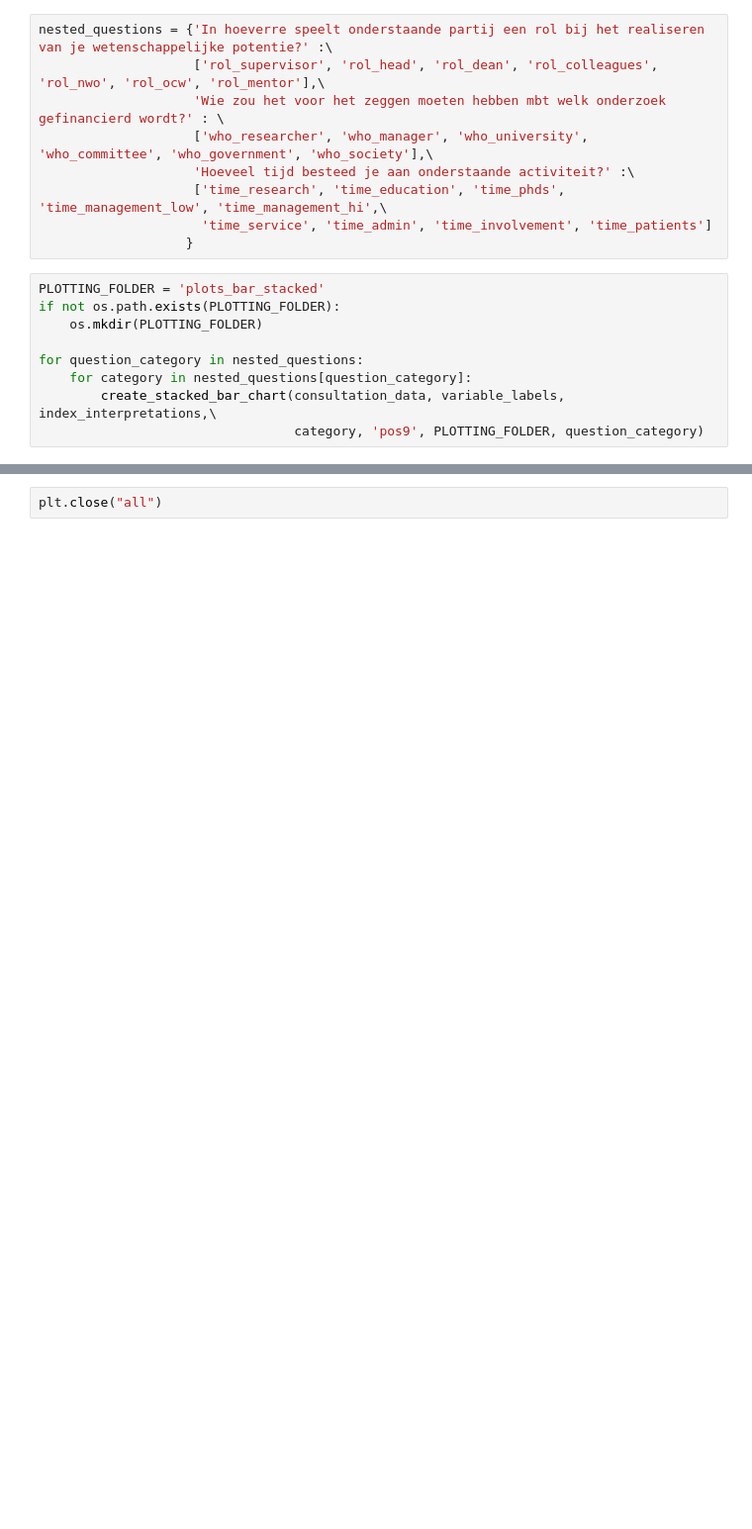
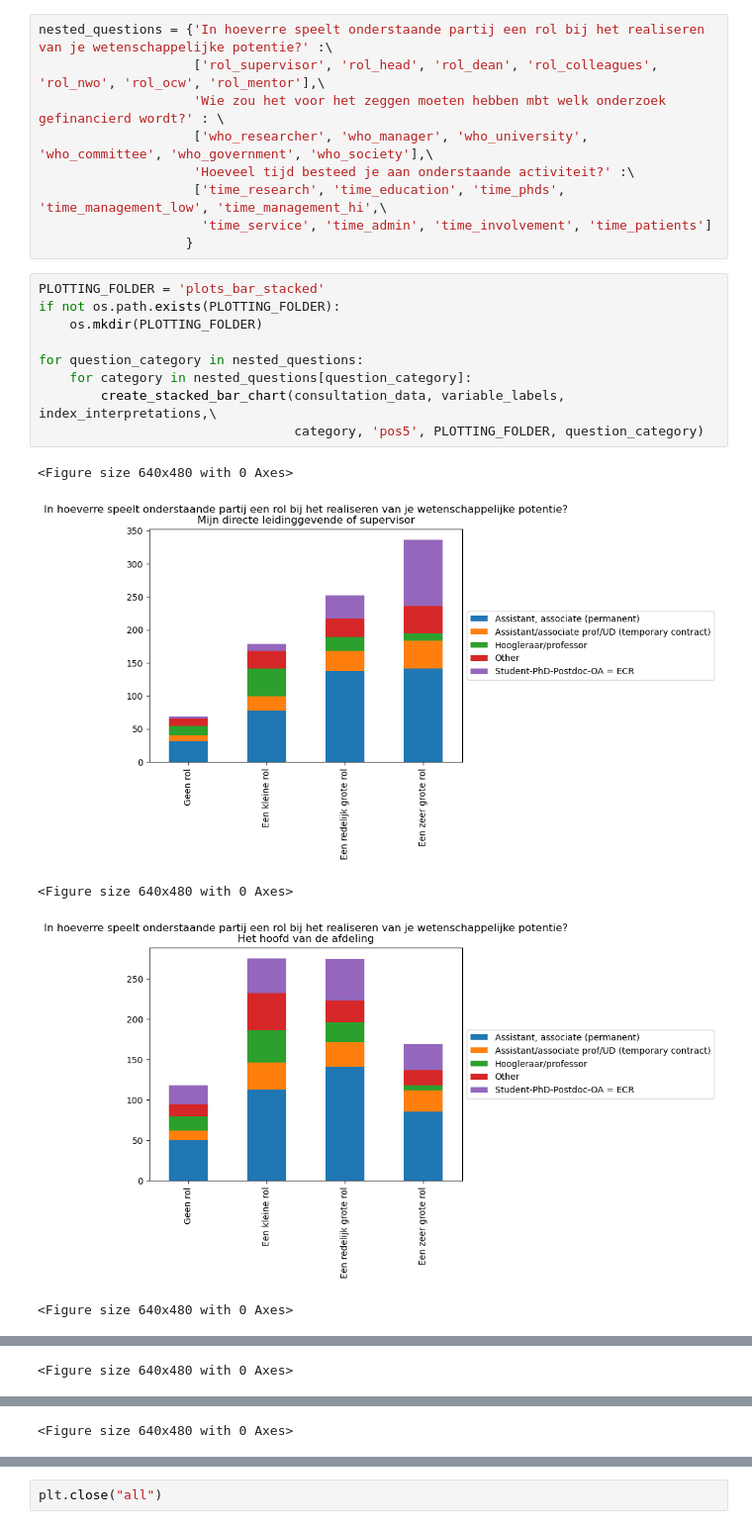
Before and after one commit to DeJongeAkademie/FundingConsultation2022, a Jupyter notebook: python/visualizations/Distribution visualization charts.ipynb, the cells around one changed output, grey strips where cells are left out. Shown at 99% size. Saved outputs shown, nothing was run; the diff lists cells and outputs as text; blank space fills up the shorter version.

```diff
--- a/python/visualizations/Distribution visualization charts.ipynb
+++ b/python/visualizations/Distribution visualization charts.ipynb
@@ -154,9 +176,15 @@ nested_questions = {'In hoeverre speelt onderstaande partij een rol bij het real
 # %%
 PLOTTING_FOLDER = 'plots_bar_stacked'
 if not os.path.exists(PLOTTING_FOLDER):
     os.mkdir(PLOTTING_FOLDER)
 
 for question_category in nested_questions:
     for category in nested_questions[question_category]:
         create_stacked_bar_chart(consultation_data, variable_labels, index_interpretations,\
-                                 category, 'pos9', PLOTTING_FOLDER, question_category)
+                                 category, 'pos5', PLOTTING_FOLDER, question_category)
+# %% [output]
+<Figure size 640x480 with 0 Axes>
+[figure, added]
+<Figure size 640x480 with 0 Axes>
+[figure, added]
+<Figure size 640x480 with 0 Axes>
@@ -162,0 +192 @@ for question_category in nested_questions:
+<Figure size 640x480 with 0 Axes>
@@ -162,0 +194 @@ for question_category in nested_questions:
+<Figure size 640x480 with 0 Axes>
```
Also changed, not shown: parts of 27 cells of this notebook.
